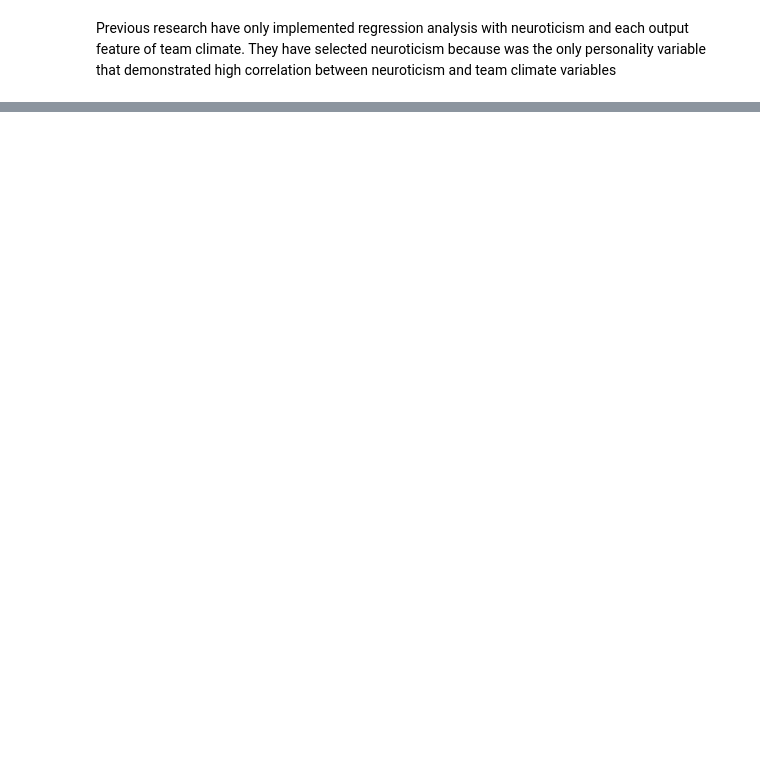
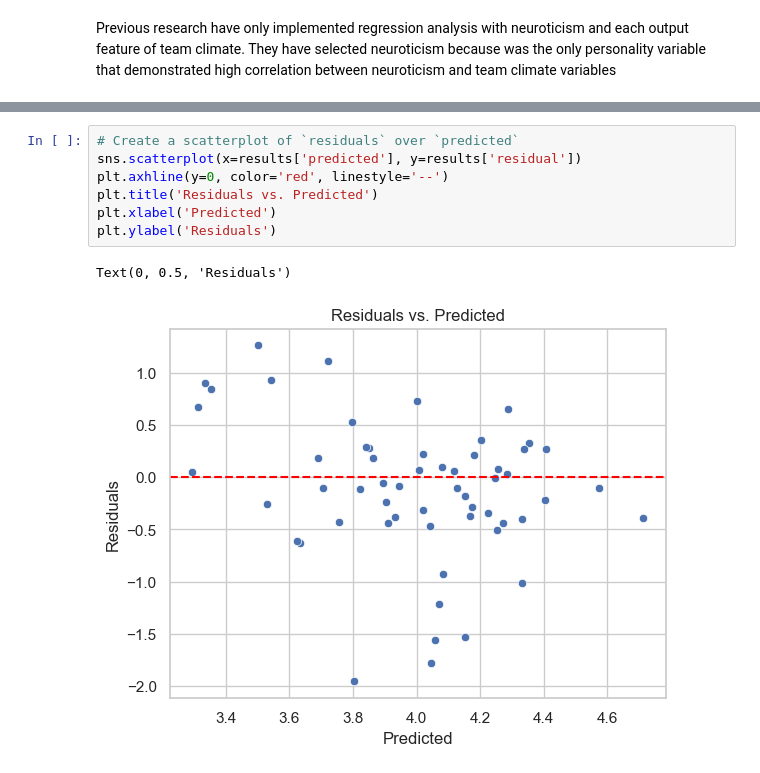
Before and after one commit to moon1201/PersonalityAndTeamClimate, a Jupyter notebook: LinearRegression.ipynb, the cells around one changed output, grey strips where cells are left out. Saved outputs shown, nothing was run; the diff lists cells and outputs as text; blank space fills up the shorter version.

```diff
--- a/LinearRegression.ipynb
+++ b/LinearRegression.ipynb
@@ -49,0 +178,10 @@ Train score: 0.7713680491141732
+# %%
+# Create a scatterplot of `residuals` over `predicted`
+sns.scatterplot(x=results['predicted'], y=results['residual'])
+plt.axhline(y=0, color='red', linestyle='--')
+plt.title('Residuals vs. Predicted')
+plt.xlabel('Predicted')
+plt.ylabel('Residuals')
+# %% [output]
+Text(0, 0.5, 'Residuals')
+[figure, added]
```
Also changed, not shown: parts of 11 cells of this notebook, 17 other files.
